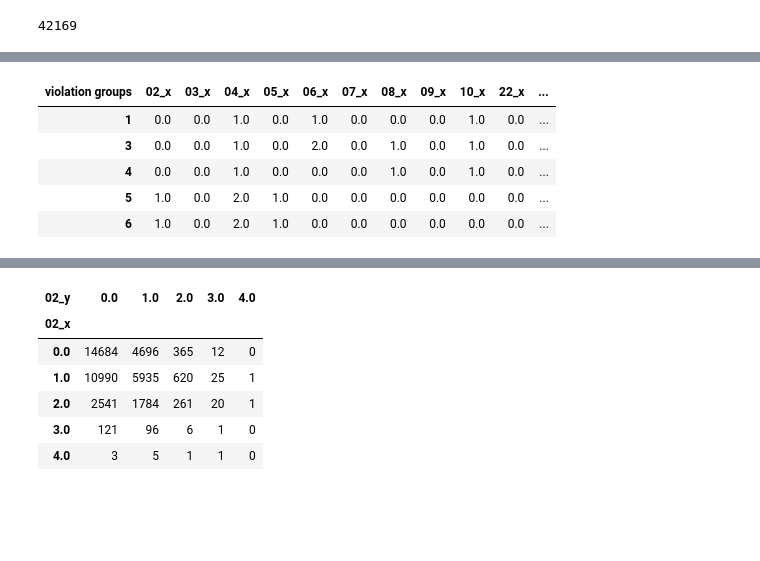
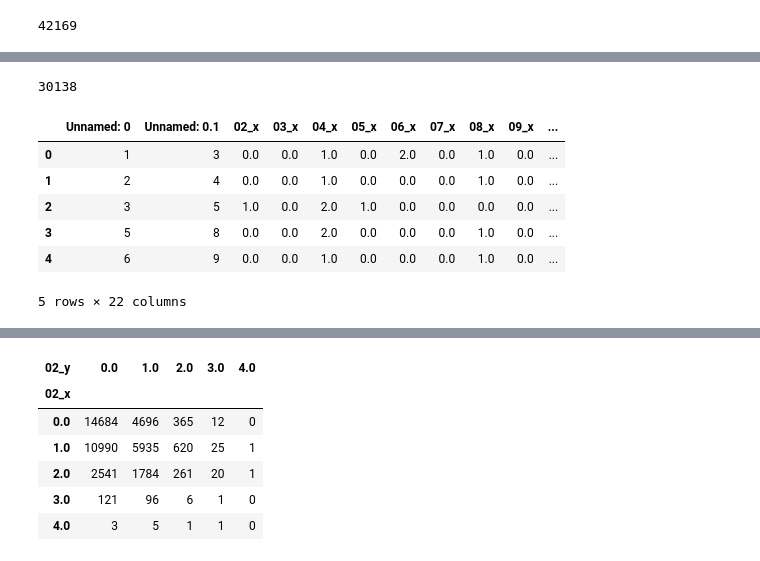
Before and after one commit to chenHub00/restaurant_inspections, a Jupyter notebook: DataPreparation-CycleInspections.ipynb, the cells around one changed output, grey strips where cells are left out. Cells and saved outputs as stored; diff of their text form; code cells hidden in the pictures; blank space fills up the shorter version.

```diff
--- a/DataPreparation-CycleInspections.ipynb
+++ b/DataPreparation-CycleInspections.ipynb
@@ -265,13 +272,21 @@ same_year_inspections.sort_values(['CAMIS','date_x','date_y']).head(20)
+# %%
+same_inspection_cycle.to_csv('same_inspection_cycle.csv')
+same_inspection_cycle = pd.read_csv('same_inspection_cycle.csv', sep=',',engine='python')
+len(same_inspection_cycle)
+# %% [output]
+30138
 # %%
 # only inspection values
-table_inspections = same_year_inspections.drop(["CAMIS","date_x","date_y","BORO_x","BORO_y","year"],axis=1)
+table_inspections = same_inspection_cycle.drop(["CAMIS","date_init","date_reins","Difference","date_x","date_y","BORO_x","BORO_y","year"],axis=1)
+table_inspections.head()
 # %% [output]
-| violation groups | 02_x | 03_x | 04_x | 05_x | 06_x | 07_x | 08_x | 09_x | 10_x | 22_x | ... |
-| 1 | 0.0 | 0.0 | 1.0 | 0.0 | 1.0 | 0.0 | 0.0 | 0.0 | 1.0 | 0.0 | ... |
-| 3 | 0.0 | 0.0 | 1.0 | 0.0 | 2.0 | 0.0 | 1.0 | 0.0 | 1.0 | 0.0 | ... |
-| 4 | 0.0 | 0.0 | 1.0 | 0.0 | 0.0 | 0.0 | 1.0 | 0.0 | 1.0 | 0.0 | ... |
-| 5 | 1.0 | 0.0 | 2.0 | 1.0 | 0.0 | 0.0 | 0.0 | 0.0 | 0.0 | 0.0 | ... |
-| 6 | 1.0 | 0.0 | 2.0 | 1.0 | 0.0 | 0.0 | 0.0 | 0.0 | 0.0 | 0.0 | ... |
+|  | Unnamed: 0 | Unnamed: 0.1 | 02_x | 03_x | 04_x | 05_x | 06_x | 07_x | 08_x | 09_x | ... |
+| 0 | 1 | 3 | 0.0 | 0.0 | 1.0 | 0.0 | 2.0 | 0.0 | 1.0 | 0.0 | ... |
+| 1 | 2 | 4 | 0.0 | 0.0 | 1.0 | 0.0 | 0.0 | 0.0 | 1.0 | 0.0 | ... |
+| 2 | 3 | 5 | 1.0 | 0.0 | 2.0 | 1.0 | 0.0 | 0.0 | 0.0 | 0.0 | ... |
+| 3 | 5 | 8 | 0.0 | 0.0 | 2.0 | 0.0 | 0.0 | 0.0 | 1.0 | 0.0 | ... |
+| 4 | 6 | 9 | 0.0 | 0.0 | 1.0 | 0.0 | 0.0 | 0.0 | 1.0 | 0.0 | ... |
+5 rows × 22 columns
 # %%
 #table_inspections.to_csv('table_inspections.csv')
 table_inspections = pd.read_csv('table_inspections.csv', sep=',',engine='python')
```
Also changed, not shown: parts of 6 cells of this notebook, 1 other file.
